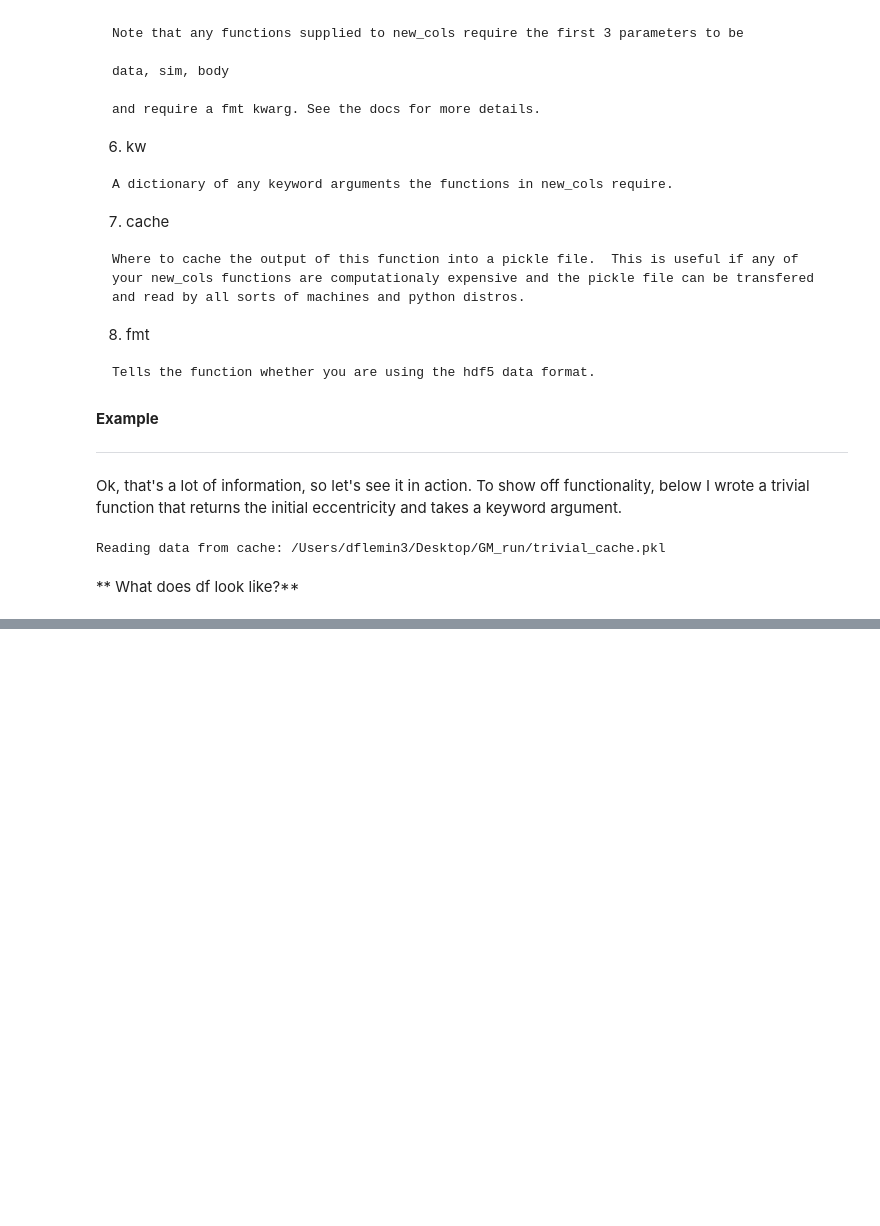
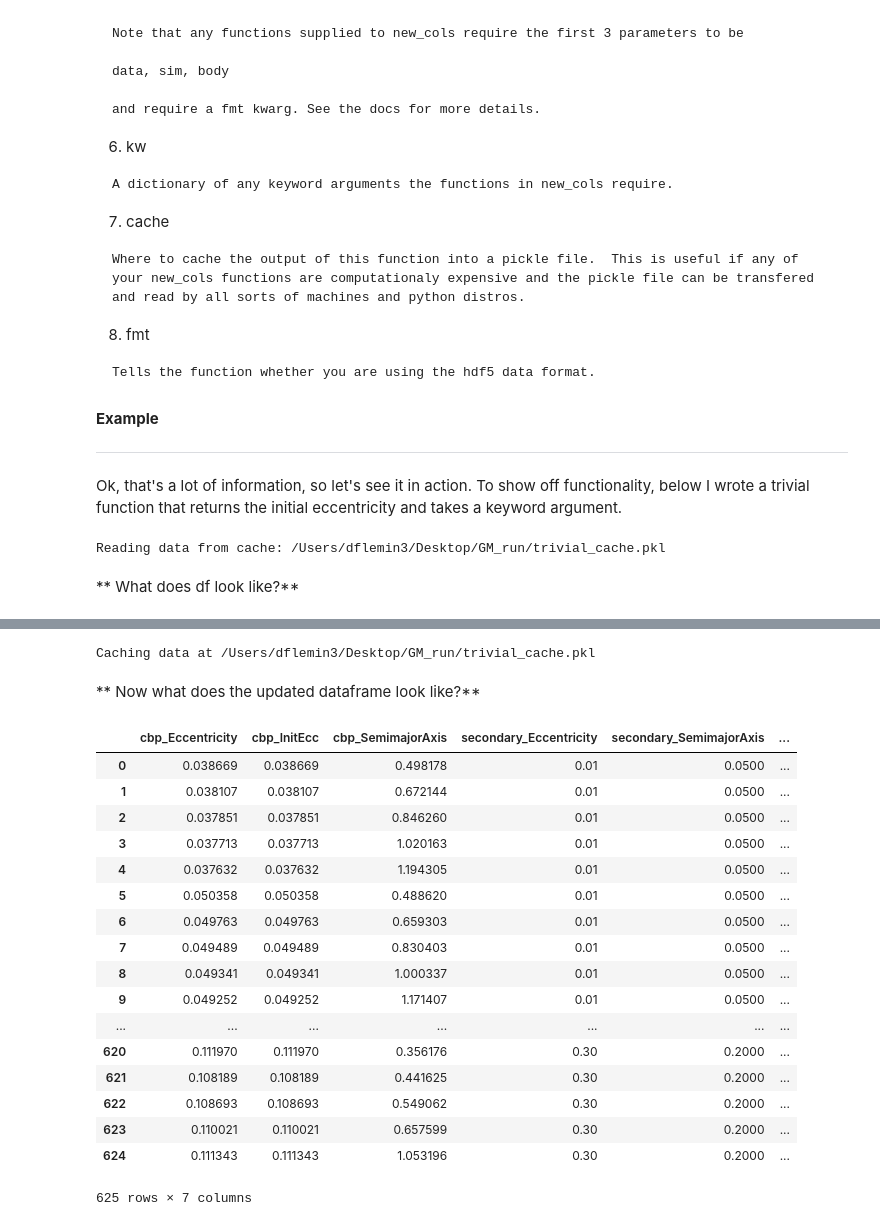
Before and after one commit to VirtualPlanetaryLaboratory/vplanet, a Jupyter notebook: bigplanet/examples/data_example.ipynb, the cells around one changed output, grey strips where cells are left out. Drawn from its saved outputs; the diff is of its cells as text; code cells hidden in the pictures; blank space fills up the shorter version.

```diff
--- a/bigplanet/examples/data_example.ipynb
+++ b/bigplanet/examples/data_example.ipynb
@@ -263,0 +286,36 @@ df.head(5)
+# %%
+def mean_func(data,i,body,fmt="hdf5",**kwargs):
+    return np.mean(data.get(i,body,"Eccentricity"))
+# %%
+# new_cols, define similar to the one in aggregate_data
+new_cols = {"cbp" : {"MeanEcc" : mean_func, "MeanEcc_Again" : mean_func}}
+
+# Optional kwargs
+kwargs = {}
+
+df = de.add_column(data, df, new_cols=new_cols, cache=src+"trivial_cache.pkl", **kwargs)
+# %% [output]
+Caching data at /Users/dflemin3/Desktop/GM_run/trivial_cache.pkl
+# %% [markdown]
+** Now what does the updated dataframe look like?**
+# %%
+df
+# %% [output]
+|  | cbp_Eccentricity | cbp_InitEcc | cbp_SemimajorAxis | secondary_Eccentricity | secondary_SemimajorAxis | ... |
+| 0 | 0.038669 | 0.038669 | 0.498178 | 0.01 | 0.0500 | ... |
+| 1 | 0.038107 | 0.038107 | 0.672144 | 0.01 | 0.0500 | ... |
+| 2 | 0.037851 | 0.037851 | 0.846260 | 0.01 | 0.0500 | ... |
+| 3 | 0.037713 | 0.037713 | 1.020163 | 0.01 | 0.0500 | ... |
+| 4 | 0.037632 | 0.037632 | 1.194305 | 0.01 | 0.0500 | ... |
+| 5 | 0.050358 | 0.050358 | 0.488620 | 0.01 | 0.0500 | ... |
+| 6 | 0.049763 | 0.049763 | 0.659303 | 0.01 | 0.0500 | ... |
+| 7 | 0.049489 | 0.049489 | 0.830403 | 0.01 | 0.0500 | ... |
+| 8 | 0.049341 | 0.049341 | 1.000337 | 0.01 | 0.0500 | ... |
+| 9 | 0.049252 | 0.049252 | 1.171407 | 0.01 | 0.0500 | ... |
+| ... | ... | ... | ... | ... | ... | ... |
+| 620 | 0.111970 | 0.111970 | 0.356176 | 0.30 | 0.2000 | ... |
+| 621 | 0.108189 | 0.108189 | 0.441625 | 0.30 | 0.2000 | ... |
+| 622 | 0.108693 | 0.108693 | 0.549062 | 0.30 | 0.2000 | ... |
+| 623 | 0.110021 | 0.110021 | 0.657599 | 0.30 | 0.2000 | ... |
+| 624 | 0.111343 | 0.111343 | 1.053196 | 0.30 | 0.2000 | ... |
+625 rows × 7 columns
```
Also changed, not shown: parts of 7 cells of this notebook, 1 other file.
